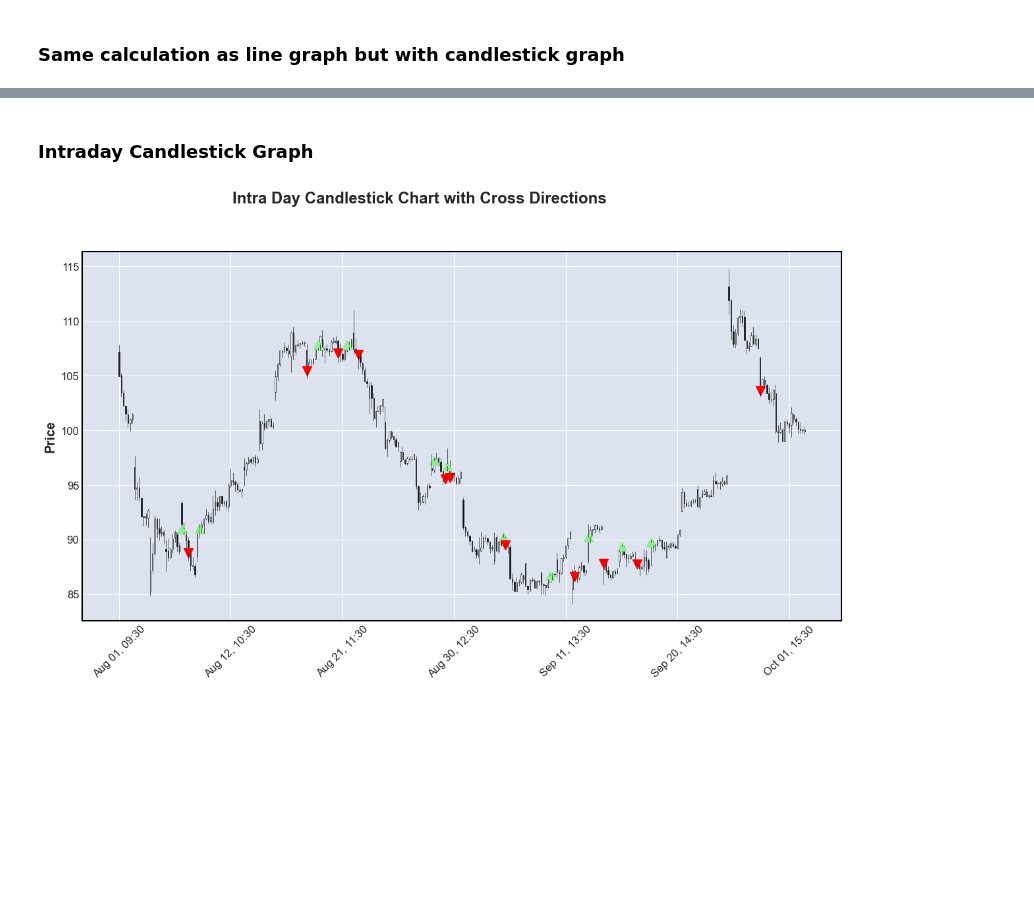
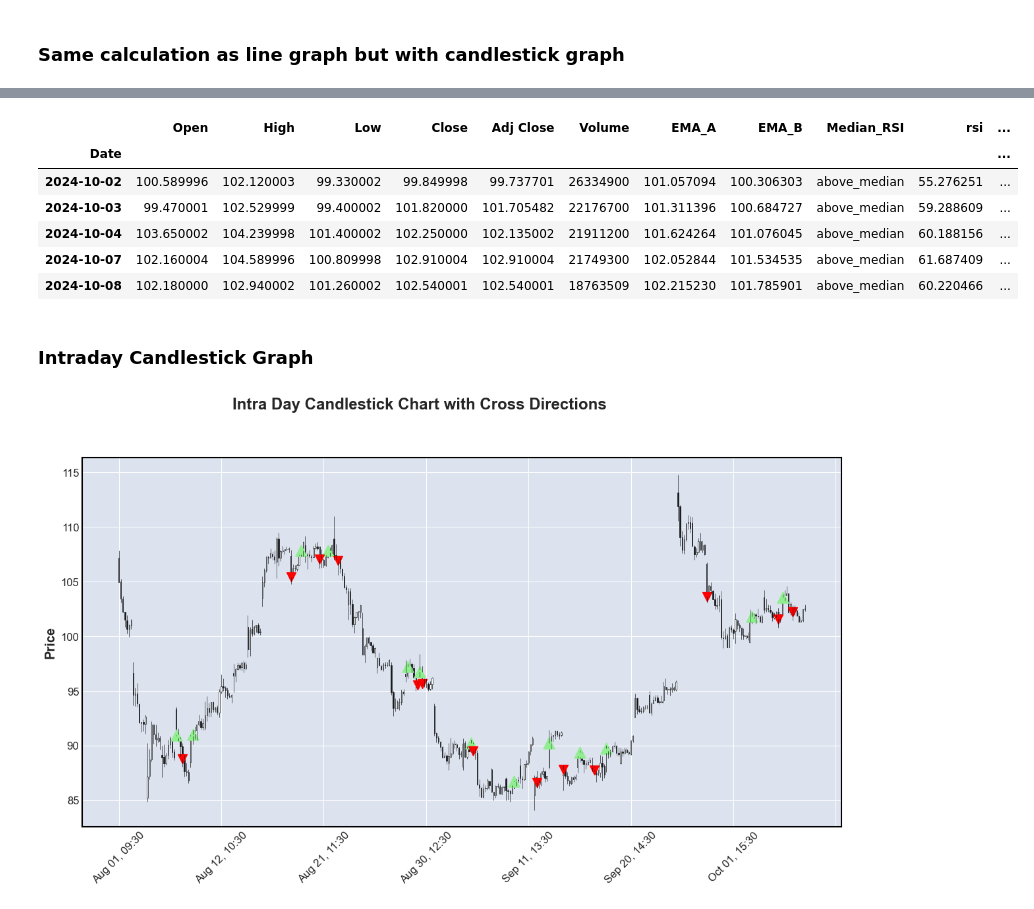
Before and after one commit to rindel/labs, a Jupyter notebook: ticker_technical_analysis.ipynb, the cells around one changed output, grey strips where cells are left out. Cells and saved outputs as stored; diff of their text form; code cells hidden in the pictures; blank space fills up the shorter version.

```diff
--- a/ticker_technical_analysis.ipynb
+++ b/ticker_technical_analysis.ipynb
@@ -278,3 +294,13 @@ mpf.plot(
+# %%
+df.tail(5)
+# %% [output]
+|  | Open | High | Low | Close | Adj Close | Volume | EMA_A | EMA_B | Median_RSI | rsi | ... |
+| Date |  |  |  |  |  |  |  |  |  |  | ... |
+| 2024-10-02 | 100.589996 | 102.120003 | 99.330002 | 99.849998 | 99.737701 | 26334900 | 101.057094 | 100.306303 | above_median | 55.276251 | ... |
+| 2024-10-03 | 99.470001 | 102.529999 | 99.400002 | 101.820000 | 101.705482 | 22176700 | 101.311396 | 100.684727 | above_median | 59.288609 | ... |
+| 2024-10-04 | 103.650002 | 104.239998 | 101.400002 | 102.250000 | 102.135002 | 21911200 | 101.624264 | 101.076045 | above_median | 60.188156 | ... |
+| 2024-10-07 | 102.160004 | 104.589996 | 100.809998 | 102.910004 | 102.910004 | 21749300 | 102.052844 | 101.534535 | above_median | 61.687409 | ... |
+| 2024-10-08 | 102.180000 | 102.940002 | 101.260002 | 102.540001 | 102.540001 | 18763509 | 102.215230 | 101.785901 | above_median | 60.220466 | ... |
 # %% [markdown]
 ### Intraday Candlestick Graph
 # %%
@@ -291,7 +317,7 @@ mpf.plot(
             np.where(df_intra['Cross_Direction'] == 'crossed up', df_intra['Close'], np.nan),
             type='scatter',
             marker='^',      # Upward triangle for 'crossed up'
-            markersize=100,  # Marker size
+            markersize=150,  # Marker size
             color='lightgreen'  # Color for 'crossed up'
         ),
         mpf.make_addplot(
@@ -304,4 +330,4 @@ mpf.plot(
     ]
 )
 # %% [output]
-[figure, old version]
+[figure, new version]
```
Also changed, not shown: parts of 11 cells of this notebook.
